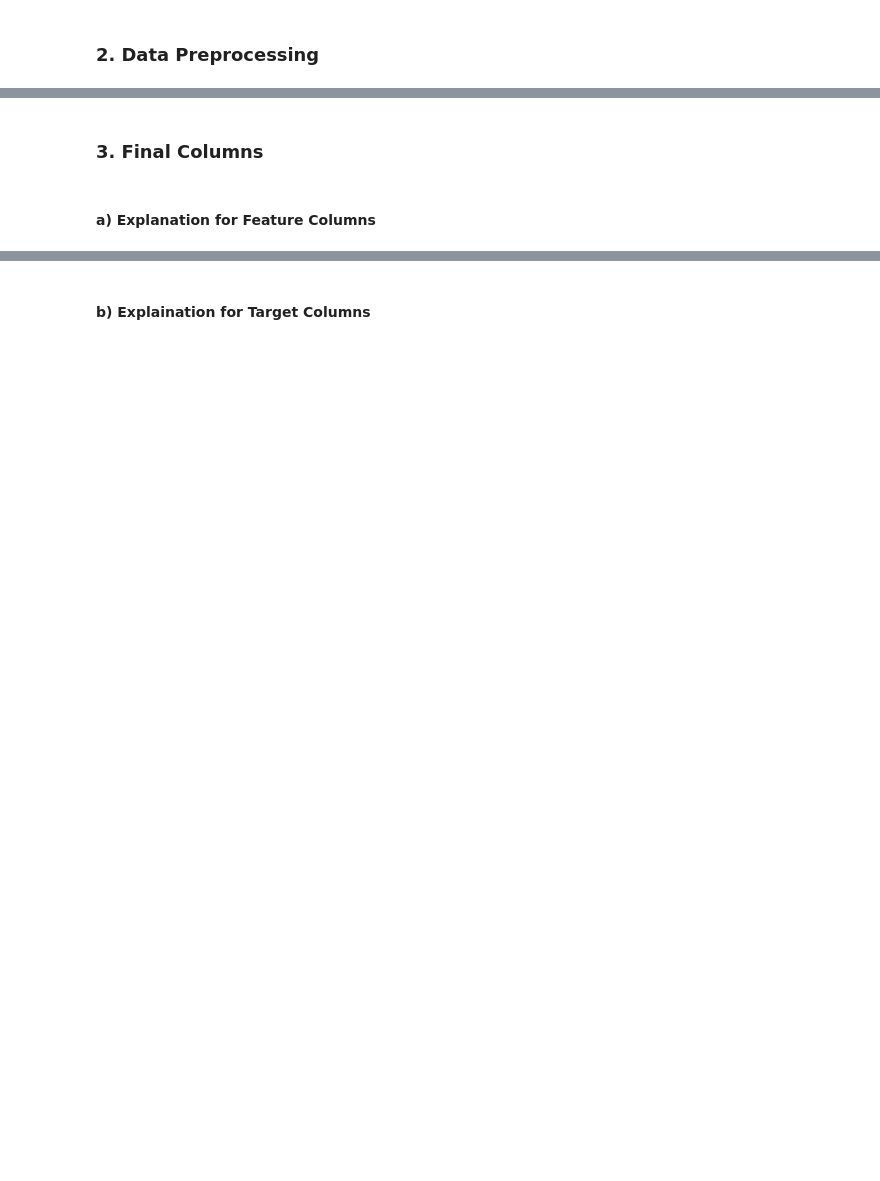
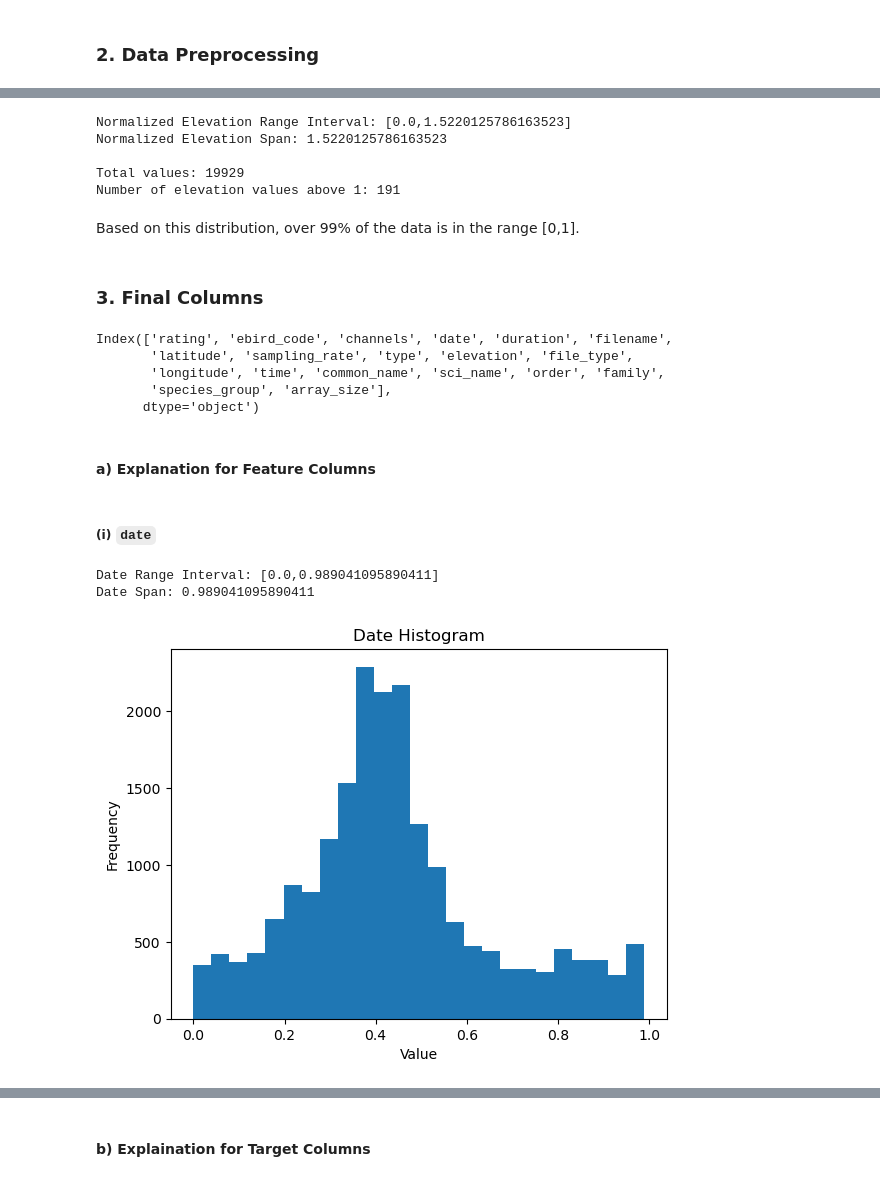
Before and after one commit to LookItVal/FinalProject, a Jupyter notebook: revised_final.ipynb, the cells around one changed output, grey strips where cells are left out. Cells and saved outputs as stored; diff of their text form; code cells hidden in the pictures; blank space fills up the shorter version.

```diff
--- a/revised_final.ipynb
+++ b/revised_final.ipynb
@@ -628,0 +1535,8 @@ del taxonomy
+# %%
+count = len(df) # Get the total number of rows in the dataframe before removing invalid values
+df['elevation'] = df['elevation'].apply(elevation_to_float) # Convert the elevation values to floats
+df = df.dropna(subset=['elevation']) # Remove rows with invalid elevation values
+count = count - len(df) # Calculate the number of invalid values removed
+print_boundry(f'{count} Invalid Elevation Values Removed')
+print_range(df['elevation'])
+plot_histogram(df['elevation'], 'Elevation Histogram')
@@ -628,0 +1560,8 @@ del taxonomy
+# %%
+iqr = df['elevation'].quantile(0.75) - df['elevation'].quantile(0.25) # Calculate the interquartile range
+lower_bound = df['elevation'].quantile(0.25) - 1.5 * iqr # Calculate the lower bound
+upper_bound = df['elevation'].quantile(0.75) + 1.5 * iqr # Calculate the upper bound
+print(f'Lower Bound: {lower_bound:.2f}')
+print(f'Upper Bound: {upper_bound:.2f}')
+
+remove_elevation_outliers = lambda x: x if lower_bound <= x <= upper_bound else None # Remove elevation outliers
@@ -629,4 +1581,47 @@ del taxonomy
+# %%
+def normalize_elevation(elevation: float, min=np.maximum(lower_bound, df['elevation'].min()), max=np.minimum(upper_bound, df['elevation'].max())) -> float:
+    """Map the elevation value to a range such that the minimum value is 0 and the maximum value is 1 where
+    the minimum value is either the lower bound of outliers or the minimum value in the dataframe, and
+    the maximum value is either the upper bound of outliers or the maximum value in the dataframe.
+
+    Args:
+        elevation (float): The elevation value to normalize.
+        min (float, optional): The minimum value of the range.
+        max (float, optional): The maximum value of the range.
+    """
+    return (elevation - min) / (max - min) # Normalize the elevation to the range [0,1]
+# %%
+df['elevation'] = df['elevation'].apply(normalize_elevation) # Normalize the elevation values in the dataframe
+print_range(df['elevation'], 'Normalized Elevation')
+print()
+print(f'Total values: {len(df)}')
+print(f'Number of elevation values above 1: {len(df[df["elevation"] > 1])}')
+# %% [output]
+Normalized Elevation Range Interval: [0.0,1.5220125786163523]
+Normalized Elevation Span: 1.5220125786163523
+
+Total values: 19929
+Number of elevation values above 1: 191
+# %% [markdown]
+Based on this distribution, over 99% of the data is in the range [0,1].
 # %% [markdown]
 ### 3. Final Columns
+# %%
+print(df.columns)
+# %% [output]
+Index(['rating', 'ebird_code', 'channels', 'date', 'duration', 'filename',
+       'latitude', 'sampling_rate', 'type', 'elevation', 'file_type',
+       'longitude', 'time', 'common_name', 'sci_name', 'order', 'family',
+       'species_group', 'array_size'],
+      dtype='object')
 # %% [markdown]
 #### a) Explanation for Feature Columns
+# %% [markdown]
+##### (i) `date`
+# %%
+print_range(df['date'], 'Date')
+plot_histogram(df['date'], 'Date Histogram')
+# %% [output]
+Date Range Interval: [0.0,0.989041095890411]
+Date Span: 0.989041095890411
+[figure, added]
```
Also changed, not shown: parts of 115 cells of this notebook, 7 other files.
